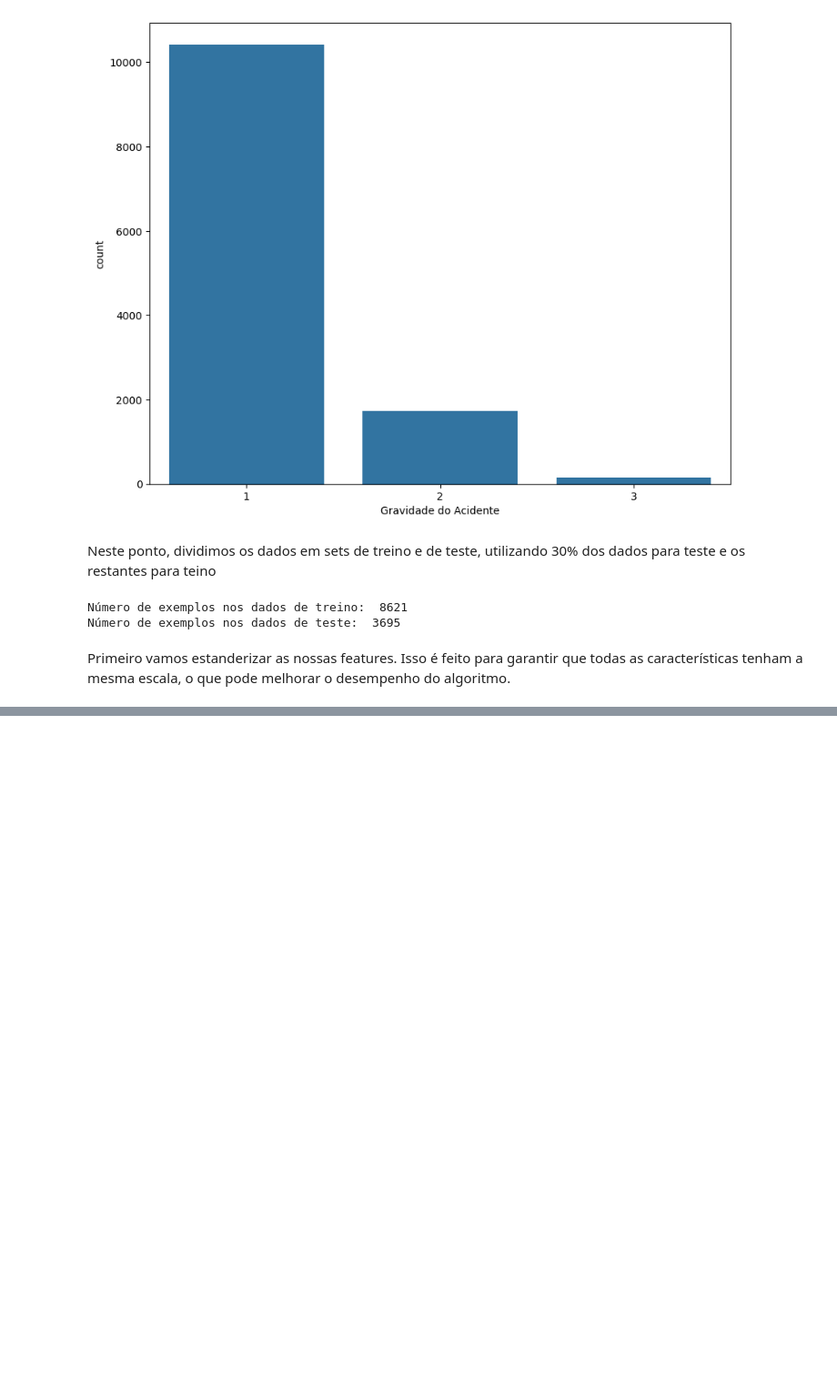
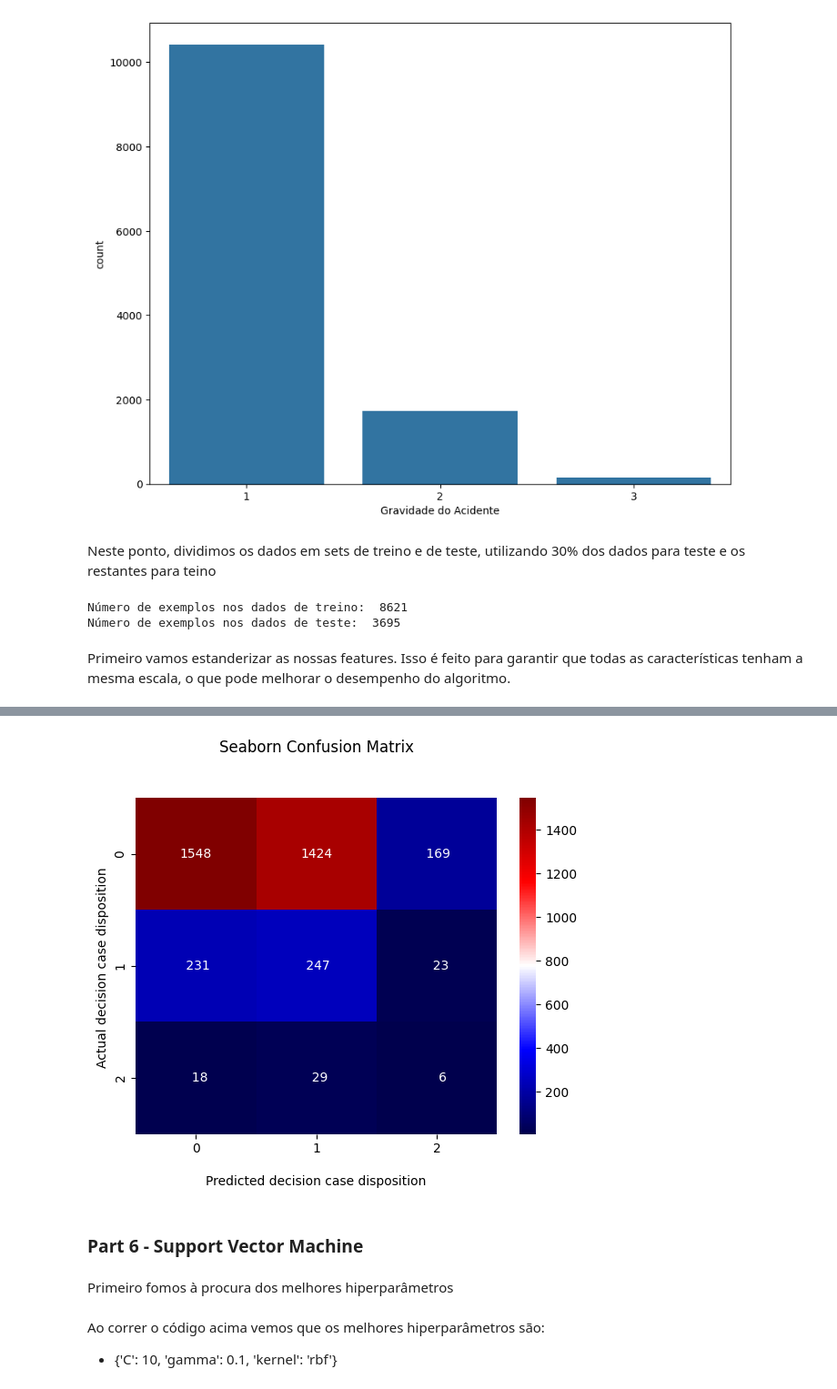
Before and after one commit to pedro-nuno-monteiro/ac_projeto, a Jupyter notebook: project scen B.ipynb, the cells around one changed output, grey strips where cells are left out. Shown at 91% size. Drawn from its saved outputs; the diff is of its cells as text; code cells hidden in the pictures; blank space fills up the shorter version.

```diff
--- a/project scen B.ipynb
+++ b/project scen B.ipynb
@@ -668,0 +681,8 @@ X_test = scaler.transform(X_test)
+# %%
+param_grid = {'hidden_layer_sizes': [(10,10,10), (10,10,10,10), (10,10,10,10,10)],
+                'max_iter': [100000, 200000, 300000],
+                'tol': [0.0001, 0.001, 0.01]}
+grid = GridSearchCV(MLPClassifier(), param_grid, refit=True, verbose=3)
+grid.fit(X_train, y_train)
+print(grid.best_params_)
+print(grid.best_estimator_)
@@ -668,0 +769,9 @@ X_test = scaler.transform(X_test)
+# %%
+smote_5 = SMOTE(sampling_strategy = 'auto', random_state = 42)
+X_train_resampled_5, y_train_resampled_5 = smote_5.fit_resample(X_train, y_train)
+
+mlp_5 = MLPClassifier(hidden_layer_sizes=(10, 10, 10, 10), max_iter=300000, tol=0.001, random_state=1)
+mlp_5.fit(X_train_resampled_5, y_train_resampled_5)
+
+y_pred_5 = mlp_5.predict(X_test)
+y_train_pred_5 = mlp_5.predict(X_train)
@@ -668,0 +825,15 @@ X_test = scaler.transform(X_test)
+# %%
+cf_matrix = confusion_matrix(y_test, y_pred_5)
+
+ax = sns.heatmap(cf_matrix, annot = True, cmap = 'seismic', fmt = "4.0f")
+ax.set_title('Seaborn Confusion Matrix\n\n')
+ax.set_xlabel('\nPredicted decision case disposition')
+ax.set_ylabel('Actual decision case disposition ')
+
+plt.show()
+# %% [output]
+[figure, added]
+# %% [markdown]
+### Part 6 - Support Vector Machine
+# %% [markdown]
+Primeiro fomos à procura dos melhores hiperparâmetros
@@ -668,0 +850,3 @@ X_test = scaler.transform(X_test)
+# %% [markdown]
+Ao correr o código acima vemos que os melhores hiperparâmetros são:
+- {'C': 10, 'gamma': 0.1, 'kernel': 'rbf'}
```
Also changed, not shown: parts of 37 cells of this notebook, 1 other file.
